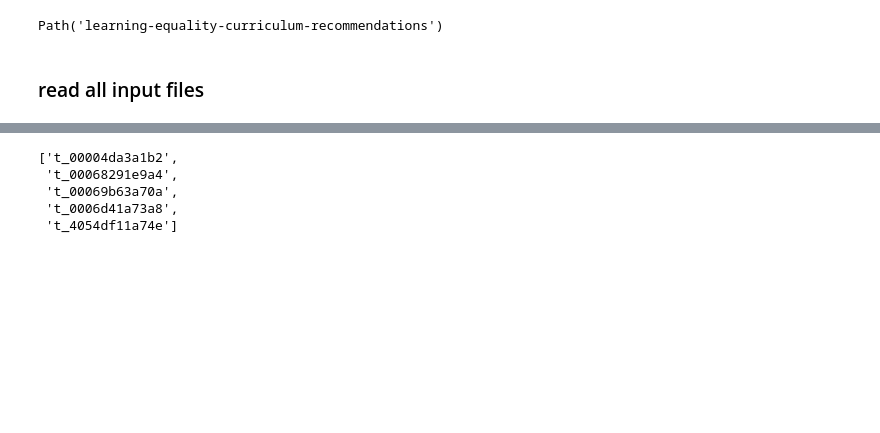
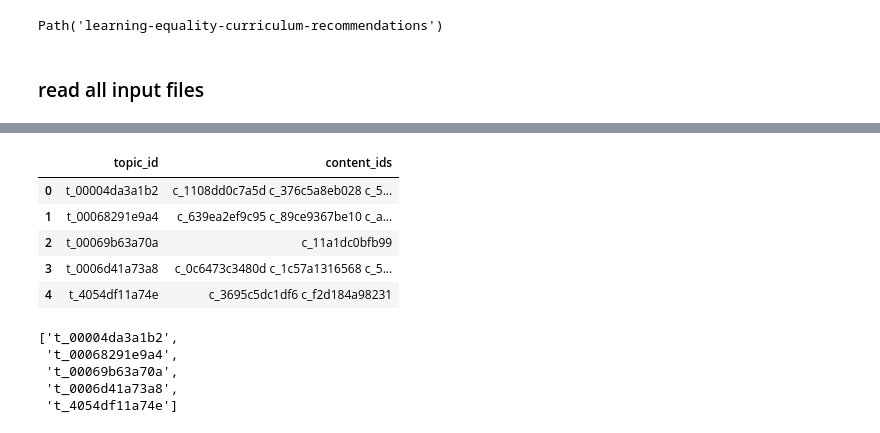
Before and after one commit to sayanbanerjee32/learning-equality-curriculum-recommendations, a Jupyter notebook: lecr_inference.ipynb, the cells around one changed output, grey strips where cells are left out. Saved outputs shown, nothing was run; the diff lists cells and outputs as text; code cells hidden in the pictures; blank space fills up the shorter version.

```diff
--- a/lecr_inference.ipynb
+++ b/lecr_inference.ipynb
@@ -88,2 +103,12 @@ content_df = pd.read_csv(path / "content.csv", index_col=0).fillna("")
+# %%
+sample_submission_df = pd.read_csv(path / "sample_submission.csv")
+sample_submission_df.head()
+# %% [output]
+|  | topic_id | content_ids |
+| 0 | t_00004da3a1b2 | c_1108dd0c7a5d c_376c5a8eb028 c_5... |
+| 1 | t_00068291e9a4 | c_639ea2ef9c95 c_89ce9367be10 c_a... |
+| 2 | t_00069b63a70a | c_11a1dc0bfb99 |
+| 3 | t_0006d41a73a8 | c_0c6473c3480d c_1c57a1316568 c_5... |
+| 4 | t_4054df11a74e | c_3695c5dc1df6 c_f2d184a98231 |
 # %%
 ## list of topics for submission
```
Also changed, not shown: parts of 12 cells of this notebook.
